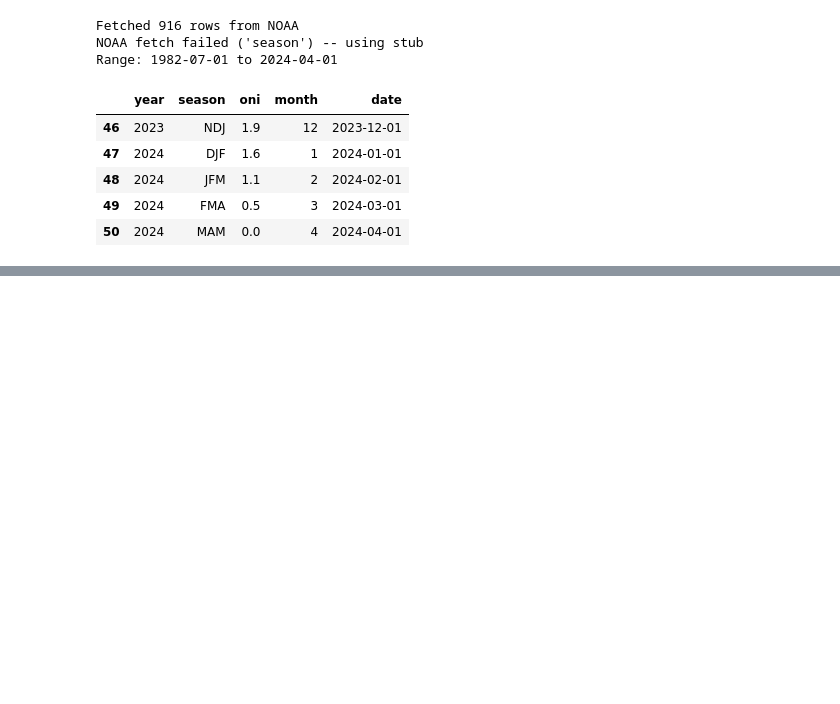
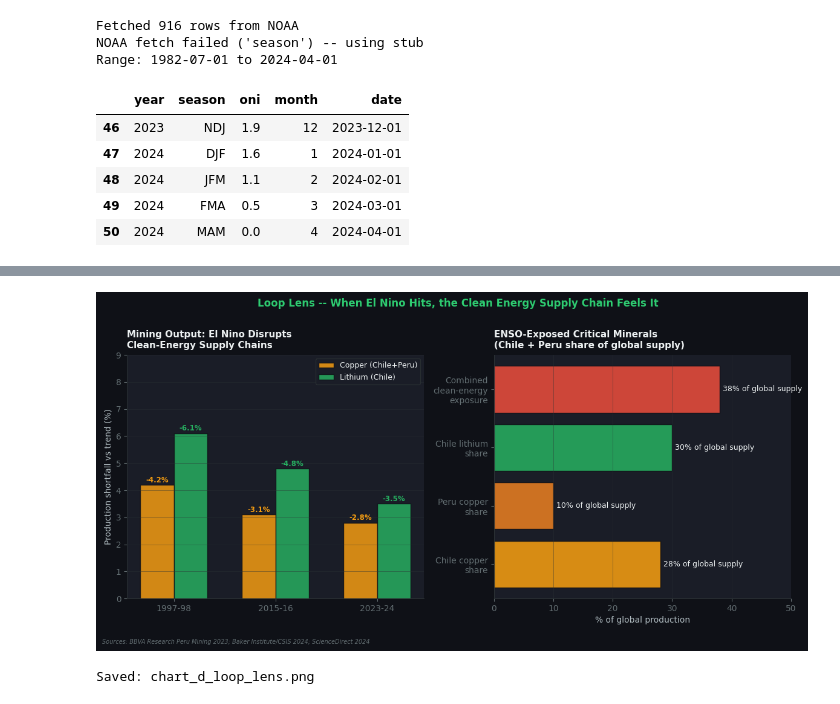
Before and after one commit to Tedshabecoff/greenplace-el-nino-economics, a Jupyter notebook: el_nino_economics.ipynb, the cells around one changed output, grey strips where cells are left out. Saved outputs shown, nothing was run; the diff lists cells and outputs as text; code cells hidden in the pictures; blank space fills up the shorter version.

Commit message:
Fix NOAA ONI parser; add all 4 chart cells to notebook

```diff
--- a/el_nino_economics.ipynb
+++ b/el_nino_economics.ipynb
@@ -125,0 +262,34 @@ Expected cost: $629B
+# %%
+# Chart D: Loop Lens -- supply chain disruption
+fig,axes=plt.subplots(1,2,figsize=(12,5.5),facecolor=BG)
+for ax in axes: ax.set_facecolor(PANEL_BG)
+events_sc=['1997-98','2015-16','2023-24']
+copper=[4.2,3.1,2.8]; lithium=[6.1,4.8,3.5]
+x=np.arange(len(events_sc)); w=0.33
+ax=axes[0]
+b1=ax.bar(x-w/2,copper,w,color=ACCENT,label='Copper (Chile+Peru)',alpha=0.85,edgecolor=BG)
+b2=ax.bar(x+w/2,lithium,w,color=GREEN2,label='Lithium (Chile)',alpha=0.85,edgecolor=BG)
+for bar in b1: ax.text(bar.get_x()+bar.get_width()/2,bar.get_height()+0.1,f'-{bar.get_height():.1f}%',ha='center',fontsize=8.5,color=ACCENT,fontweight='bold')
+for bar in b2: ax.text(bar.get_x()+bar.get_width()/2,bar.get_height()+0.1,f'-{bar.get_height():.1f}%',ha='center',fontsize=8.5,color=GREEN2,fontweight='bold')
+ax.set_xticks(x); ax.set_xticklabels(events_sc,fontsize=10)
+ax.set_ylabel('Production shortfall vs trend (%)',fontsize=10)
+ax.set_title('Mining Output: El Nino Disrupts\nClean-Energy Supply Chains',fontsize=11,color=TEXT_MAIN,loc='left',fontweight='bold',pad=8)
+ax.legend(fontsize=9,facecolor=PANEL_BG,edgecolor='#2d3436',labelcolor=TEXT_MAIN)
+ax.set_ylim(0,9); ax.grid(axis='y',lw=0.5)
+ax2=axes[1]
+categories=['Chile copper\nshare','Peru copper\nshare','Chile lithium\nshare','Combined\nclean-energy\nexposure']
+shares=[28,10,30,38]
+brs=ax2.barh(categories,shares,color=[ACCENT,'#e67e22',GREEN2,RED],edgecolor=BG,alpha=0.88)
+for bar in brs: ax2.text(bar.get_width()+0.5,bar.get_y()+bar.get_height()/2,f'{bar.get_width():.0f}% of global supply',va='center',fontsize=9,color=TEXT_MAIN)
+ax2.set_xlim(0,50); ax2.set_xlabel('% of global production',fontsize=10)
+ax2.set_title('ENSO-Exposed Critical Minerals\n(Chile + Peru share of global supply)',fontsize=11,color=TEXT_MAIN,loc='left',fontweight='bold',pad=8)
+ax2.grid(axis='x',lw=0.5)
+fig.suptitle('Loop Lens -- When El Nino Hits, the Clean Energy Supply Chain Feels It',fontsize=12,color=GREEN1,fontweight='bold',y=1.01)
+fig.text(0.01,-0.03,'Sources: BBVA Research Peru Mining 2023; Baker Institute/CSIS 2024; ScienceDirect 2024',fontsize=7,color=GRAY2,style='italic')
+plt.tight_layout()
+plt.savefig('chart_d_loop_lens.png',dpi=180,bbox_inches='tight',facecolor=BG)
+plt.show()
+print('Saved: chart_d_loop_lens.png')
+# %% [output]
+[figure, added]
+Saved: chart_d_loop_lens.png
```
Also changed, not shown: parts of 5 cells of this notebook.
